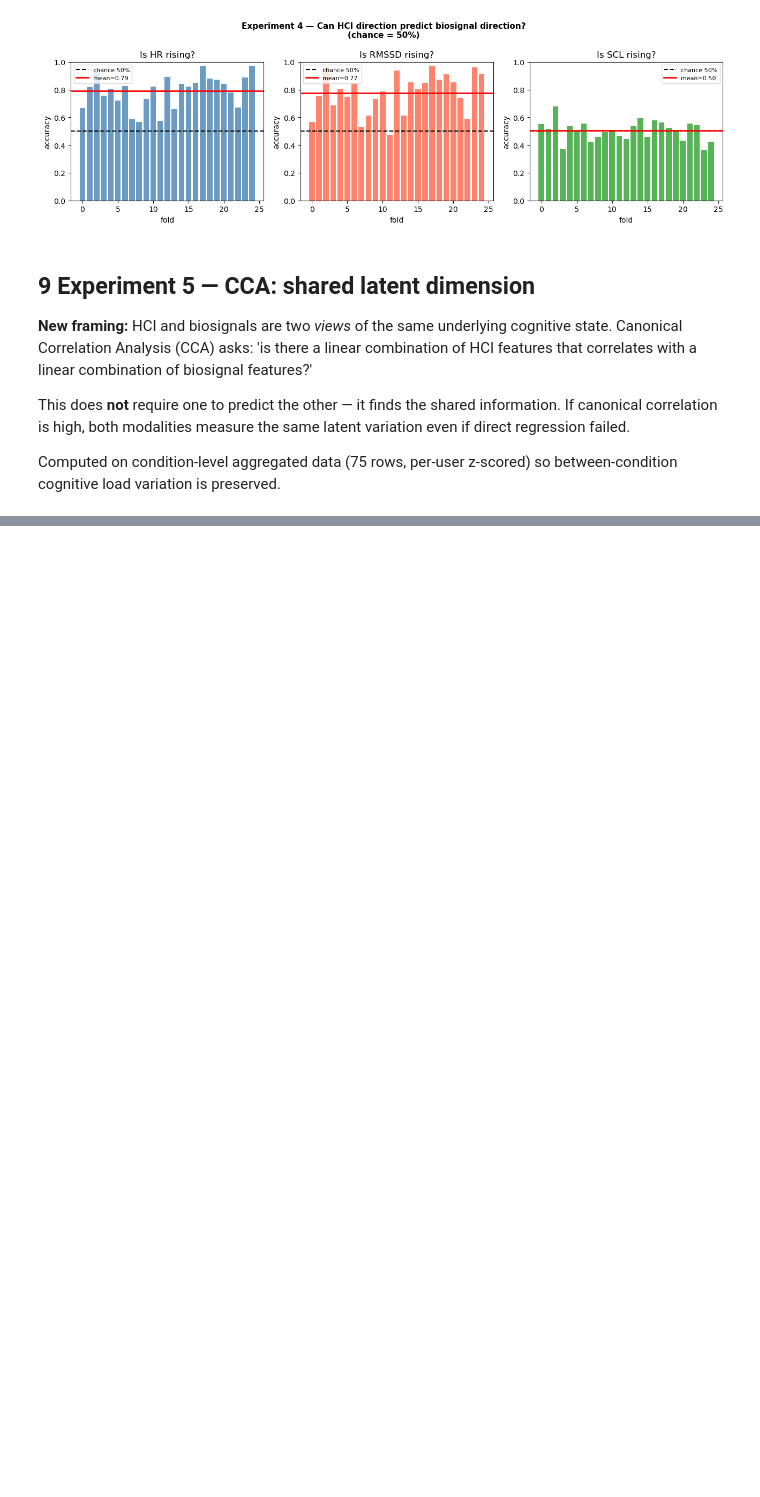
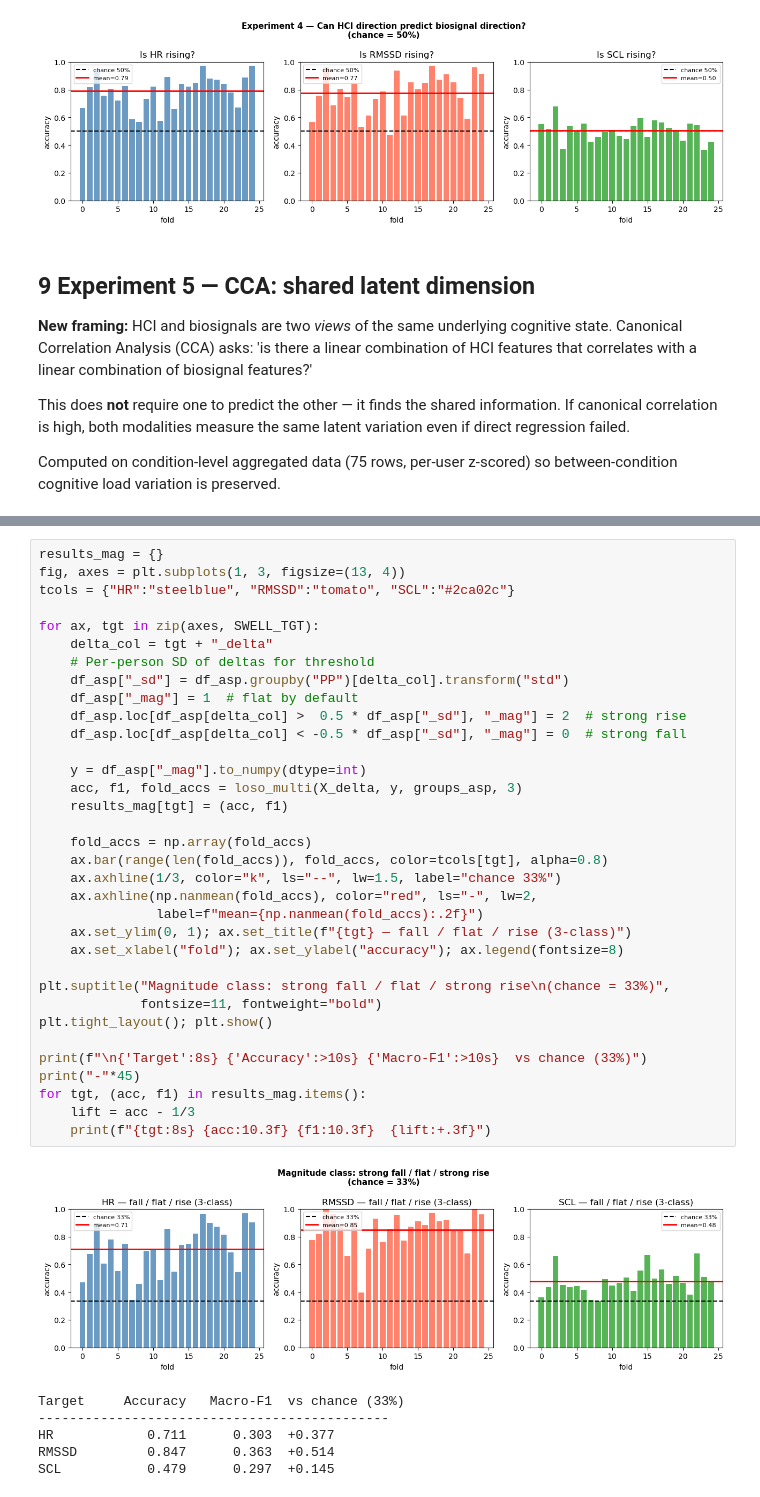
Before and after one commit to PPP-Attention-Adaptive-Manager/Biosignals_study, a Jupyter notebook: analyse_cogload.ipynb, the cells around one changed output, grey strips where cells are left out. Saved outputs shown, nothing was run; the diff lists cells and outputs as text; blank space fills up the shorter version.

```diff
--- a/analyse_cogload.ipynb
+++ b/analyse_cogload.ipynb
@@ -736,0 +966,41 @@ INTERPRETATION:
+# %%
+results_mag = {}
+fig, axes = plt.subplots(1, 3, figsize=(13, 4))
+tcols = {"HR":"steelblue", "RMSSD":"tomato", "SCL":"#2ca02c"}
+
+for ax, tgt in zip(axes, SWELL_TGT):
+    delta_col = tgt + "_delta"
+    # Per-person SD of deltas for threshold
+    df_asp["_sd"] = df_asp.groupby("PP")[delta_col].transform("std")
+    df_asp["_mag"] = 1  # flat by default
+    df_asp.loc[df_asp[delta_col] >  0.5 * df_asp["_sd"], "_mag"] = 2  # strong rise
+    df_asp.loc[df_asp[delta_col] < -0.5 * df_asp["_sd"], "_mag"] = 0  # strong fall
+
+    y = df_asp["_mag"].to_numpy(dtype=int)
+    acc, f1, fold_accs = loso_multi(X_delta, y, groups_asp, 3)
+    results_mag[tgt] = (acc, f1)
+
+    fold_accs = np.array(fold_accs)
+    ax.bar(range(len(fold_accs)), fold_accs, color=tcols[tgt], alpha=0.8)
+    ax.axhline(1/3, color="k", ls="--", lw=1.5, label="chance 33%")
+    ax.axhline(np.nanmean(fold_accs), color="red", ls="-", lw=2,
+               label=f"mean={np.nanmean(fold_accs):.2f}")
+    ax.set_ylim(0, 1); ax.set_title(f"{tgt} — fall / flat / rise (3-class)")
+    ax.set_xlabel("fold"); ax.set_ylabel("accuracy"); ax.legend(fontsize=8)
+
+plt.suptitle("Magnitude class: strong fall / flat / strong rise\n(chance = 33%)",
+             fontsize=11, fontweight="bold")
+plt.tight_layout(); plt.show()
+
+print(f"\n{'Target':8s} {'Accuracy':>10s} {'Macro-F1':>10s}  vs chance (33%)")
+print("-"*45)
+for tgt, (acc, f1) in results_mag.items():
+    lift = acc - 1/3
+    print(f"{tgt:8s} {acc:10.3f} {f1:10.3f}  {lift:+.3f}")
+# %% [output]
+[figure, added]
+Target     Accuracy   Macro-F1  vs chance (33%)
+---------------------------------------------
+HR            0.711      0.303  +0.377
+RMSSD         0.847      0.363  +0.514
+SCL           0.479      0.297  +0.145
```
Also changed, not shown: parts of 27 cells of this notebook, 1 other file.
